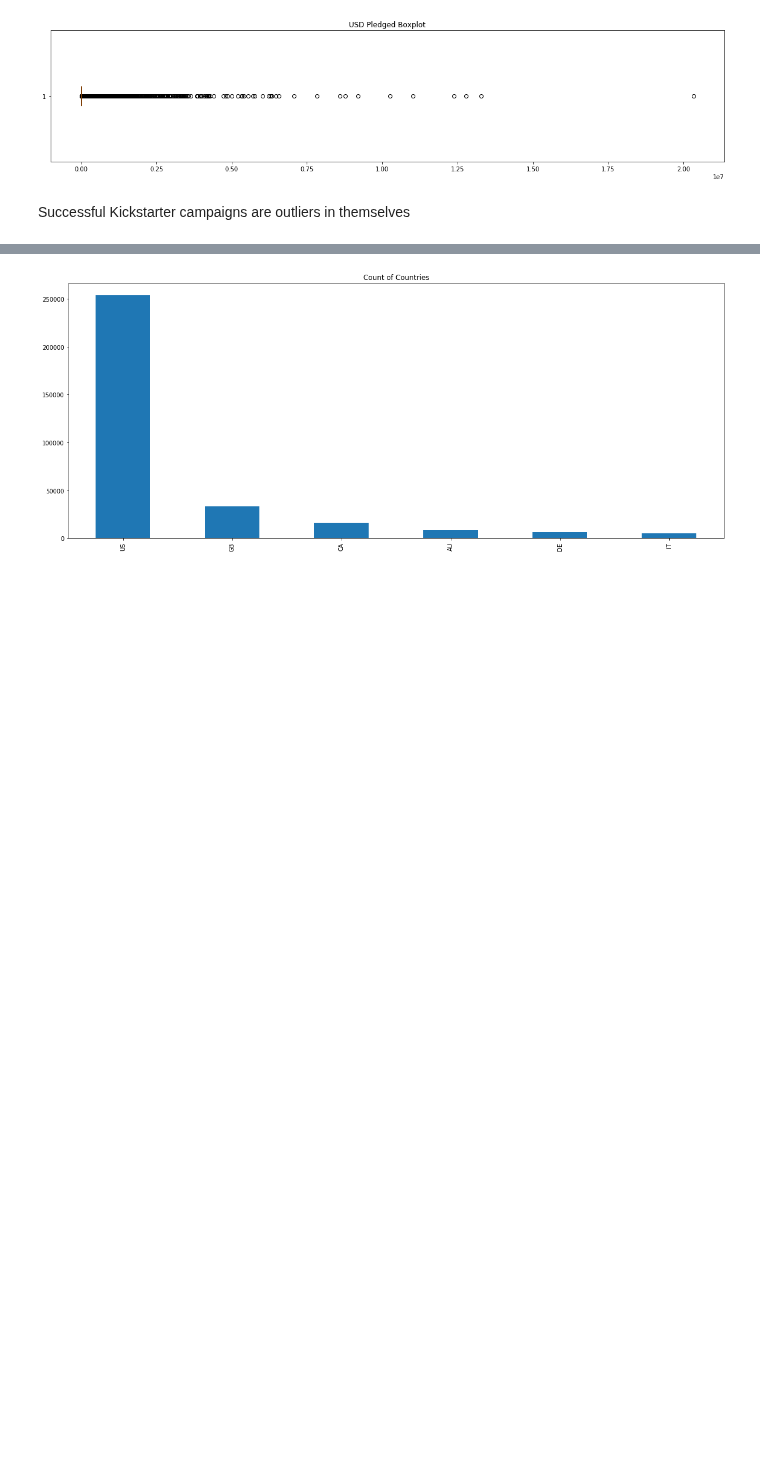
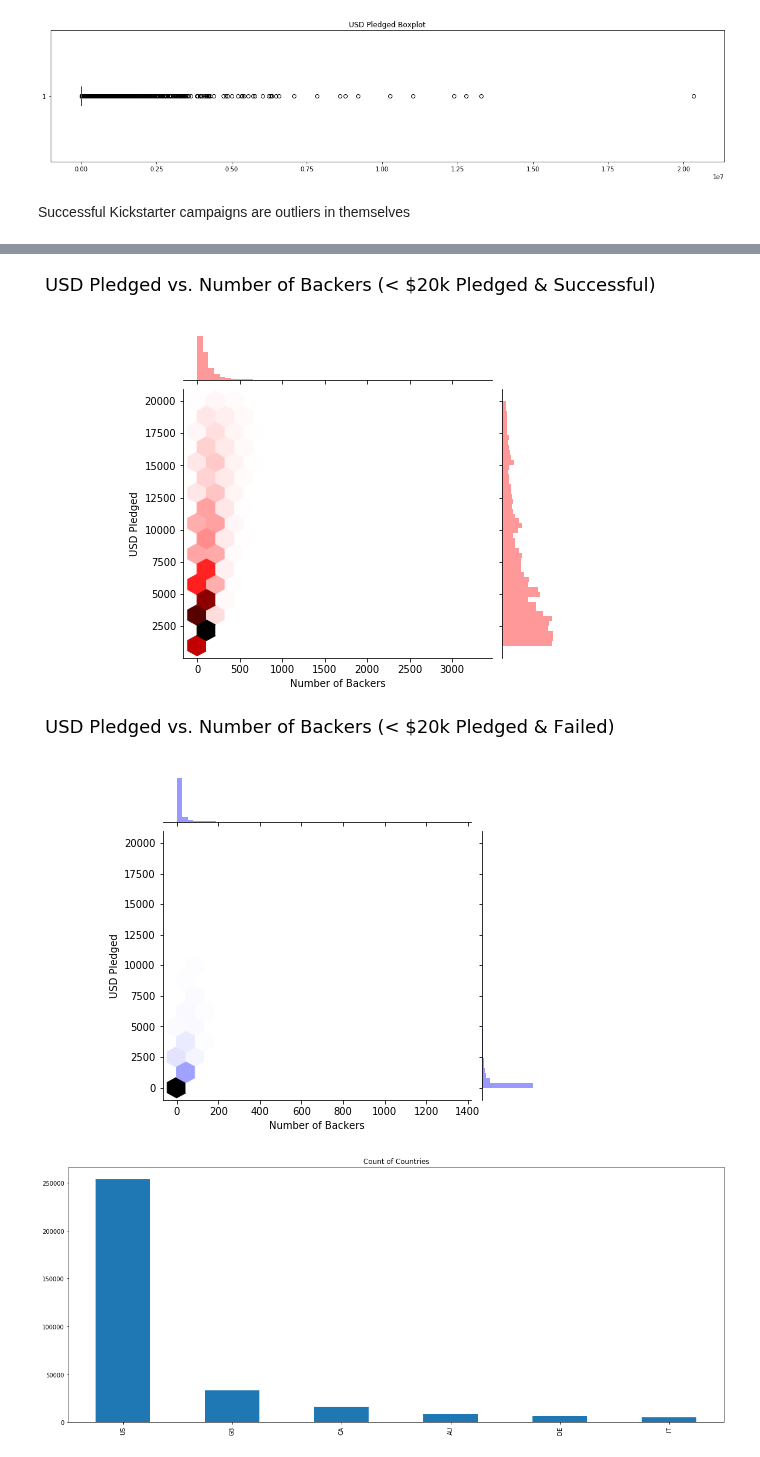
Before and after one commit to dwitten392/Springboard---DW, a Jupyter notebook: Capstone 1 - Kickstarter/Kickstarter Projects.ipynb, the cells around one changed output, grey strips where cells are left out. Cells and saved outputs as stored; diff of their text form; code cells hidden in the pictures; blank space fills up the shorter version.

```diff
--- a/Capstone 1 - Kickstarter/Kickstarter Projects.ipynb
+++ b/Capstone 1 - Kickstarter/Kickstarter Projects.ipynb
@@ -126,3 +131,44 @@ plt.hexbin(two_columns['backers_count'], two_columns['usd_pledged'])
+# %%
+#Successful kickstarter projects
+
+x = cleaned_data['backers_count'].loc[(cleaned_data['usd_pledged'] < 20000) & (cleaned_data['binary_state'] == 'successful')]
+y = cleaned_data['usd_pledged'].loc[(cleaned_data['usd_pledged'] < 20000) & (cleaned_data['binary_state'] == 'successful')]
+
+joint_kws=dict(gridsize=15)
+
+fig = sns.jointplot(x, y, kind ="hex",
+                    color ="red", joint_kws= joint_kws)
+
+fig.fig.subplots_adjust(top = 0.85)
+
+fig.set_axis_labels('Number of Backers',
+                    'USD Pledged')
+
+fig.fig.suptitle('USD Pledged vs. Number of Backers (< $20k Pledged & Successful)',
+                 size = 18);
+plt.show()
+#Unsuccessful
+
+x = cleaned_data['backers_count'].loc[(cleaned_data['usd_pledged'] < 20000) & (cleaned_data['binary_state'] == 'failed')]
+y = cleaned_data['usd_pledged'].loc[(cleaned_data['usd_pledged'] < 20000) & (cleaned_data['binary_state'] == 'failed')]
+
+joint_kws=dict(gridsize=15)
+
+fig = sns.jointplot(x, y, kind ="hex",
+                    color ="blue", joint_kws= joint_kws)
+
+fig.fig.subplots_adjust(top = 0.85)
+
+fig.set_axis_labels('Number of Backers',
+                    'USD Pledged')
+
+fig.fig.suptitle('USD Pledged vs. Number of Backers (< $20k Pledged & Failed)',
+                 size = 18);
+
+plt.show()
+# %% [output]
+[figure, added]
+[figure, added]
 # %%
 #show the frequency of location country for those with at least 5000 occurrences
 cleaned_data['location.country'].value_counts()[cleaned_data['location.country'].value_counts()>5000].plot(kind='bar',
```
Also changed, not shown: parts of 3 cells of this notebook.
